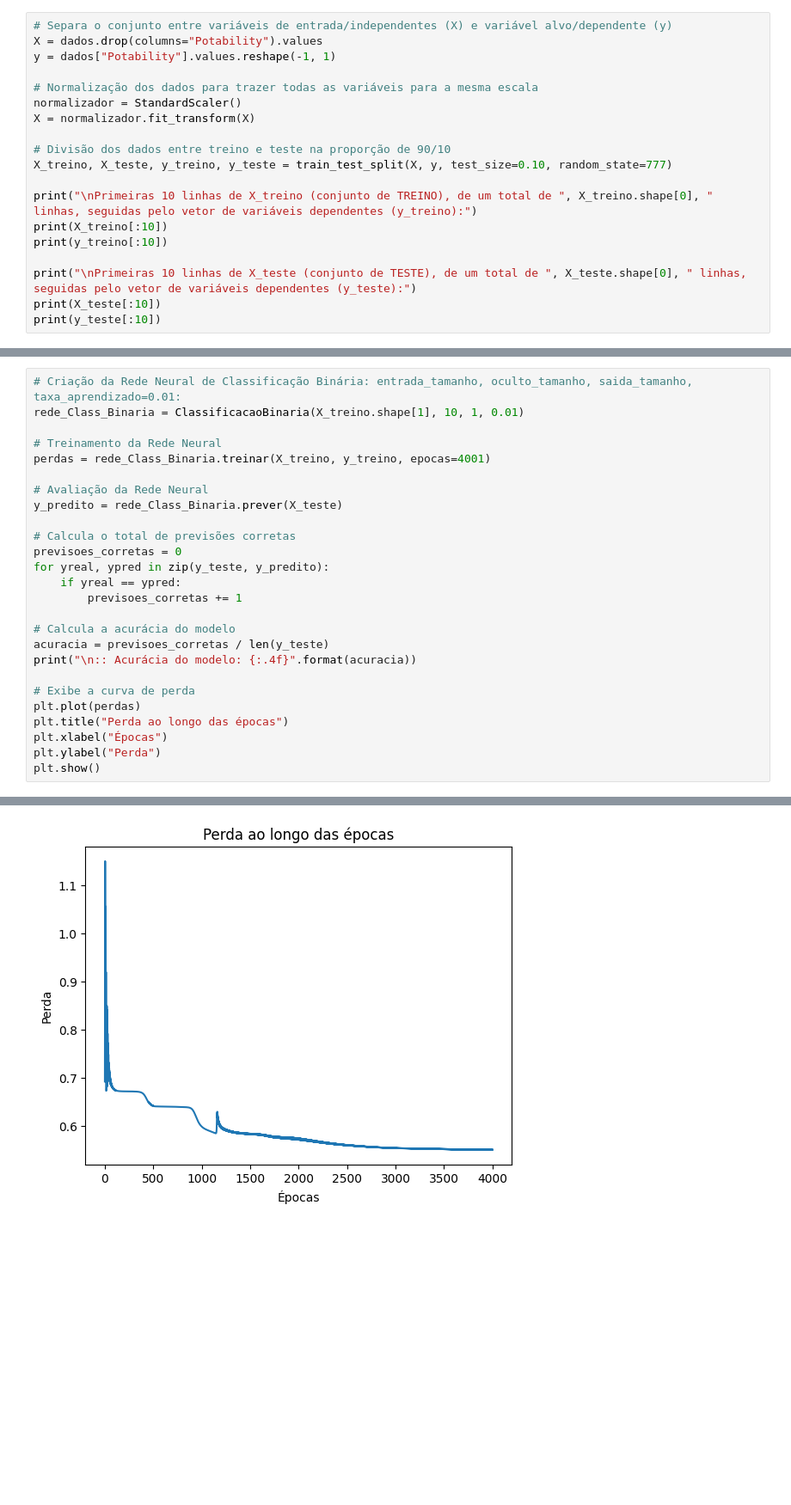
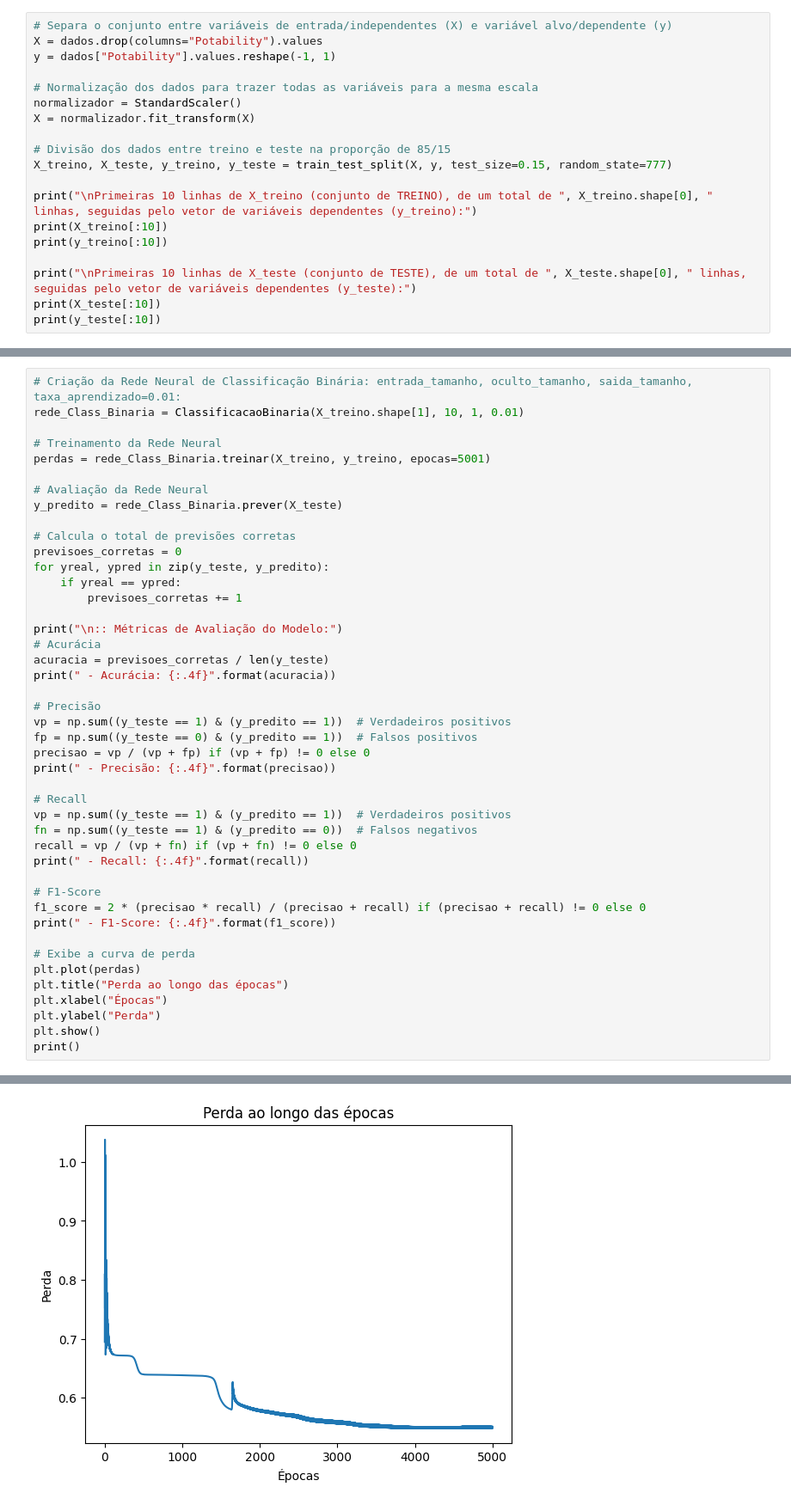
Before and after one commit to patricknb/Trabalho-para-a-disciplina-INE5664-07238-20242, a Jupyter notebook: notebook_classificacao_binaria_com_saidas.ipynb, the cells around one changed output, grey strips where cells are left out. Shown at 86% size. Drawn from its saved outputs; the diff is of its cells as text; blank space fills up the shorter version.

Commit message:
Update notebook_classificacao_binaria_com_saidas.ipynb
Ajustes no código, inclusão de notas explicativas e reexecução para apresentação de novas saídas.

```diff
--- a/notebook_classificacao_binaria_com_saidas.ipynb
+++ b/notebook_classificacao_binaria_com_saidas.ipynb
@@ -197,8 +218,8 @@ y = dados["Potability"].values.reshape(-1, 1)
 normalizador = StandardScaler()
 X = normalizador.fit_transform(X)
 
-# Divisão dos dados entre treino e teste na proporção de 90/10
-X_treino, X_teste, y_treino, y_teste = train_test_split(X, y, test_size=0.10, random_state=777)
+# Divisão dos dados entre treino e teste na proporção de 85/15
+X_treino, X_teste, y_treino, y_teste = train_test_split(X, y, test_size=0.15, random_state=777)
 
 print("\nPrimeiras 10 linhas de X_treino (conjunto de TREINO), de um total de ", X_treino.shape[0], " linhas, seguidas pelo vetor de variáveis dependentes (y_treino):")
 print(X_treino[:10])
@@ -230,7 +251,7 @@ Primeiras 10 linhas de X_treino (conjunto de TREINO), de um total de  1809  linh
 rede_Class_Binaria = ClassificacaoBinaria(X_treino.shape[1], 10, 1, 0.01)
 
 # Treinamento da Rede Neural
-perdas = rede_Class_Binaria.treinar(X_treino, y_treino, epocas=4001)
+perdas = rede_Class_Binaria.treinar(X_treino, y_treino, epocas=5001)
 
 # Avaliação da Rede Neural
 y_predito = rede_Class_Binaria.prever(X_teste)
@@ -241,9 +262,26 @@ for yreal, ypred in zip(y_teste, y_predito):
     if yreal == ypred:
         previsoes_corretas += 1
 
-# Calcula a acurácia do modelo
+print("\n:: Métricas de Avaliação do Modelo:")
+# Acurácia
 acuracia = previsoes_corretas / len(y_teste)
-print("\n:: Acurácia do modelo: {:.4f}".format(acuracia))
+print(" - Acurácia: {:.4f}".format(acuracia))
+
+# Precisão
+vp = np.sum((y_teste == 1) & (y_predito == 1))  # Verdadeiros positivos
+fp = np.sum((y_teste == 0) & (y_predito == 1))  # Falsos positivos
+precisao = vp / (vp + fp) if (vp + fp) != 0 else 0
+print(" - Precisão: {:.4f}".format(precisao))
+
+# Recall
+vp = np.sum((y_teste == 1) & (y_predito == 1))  # Verdadeiros positivos
+fn = np.sum((y_teste == 1) & (y_predito == 0))  # Falsos negativos
+recall = vp / (vp + fn) if (vp + fn) != 0 else 0
+print(" - Recall: {:.4f}".format(recall))
+
+# F1-Score
+f1_score = 2 * (precisao * recall) / (precisao + recall) if (precisao + recall) != 0 else 0
+print(" - F1-Score: {:.4f}".format(f1_score))
 
 # Exibe a curva de perda
 plt.plot(perdas)
@@ -251,4 +289,5 @@ plt.title("Perda ao longo das épocas")
 plt.xlabel("Épocas")
 plt.ylabel("Perda")
 plt.show()
+print()
 # %% [output]
@@ -272 +311 @@ plt.show()
-[figure, old version]
+[figure, new version]
```
Also changed, not shown: parts of 9 cells of this notebook.
